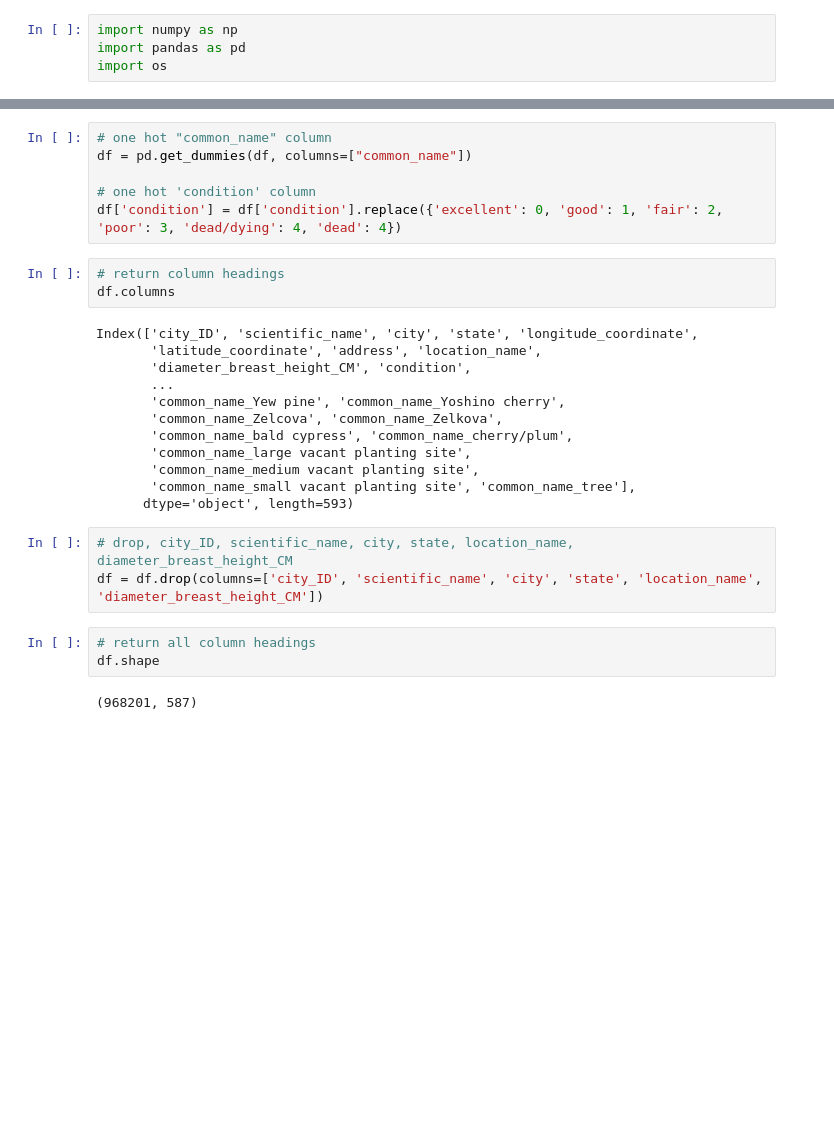
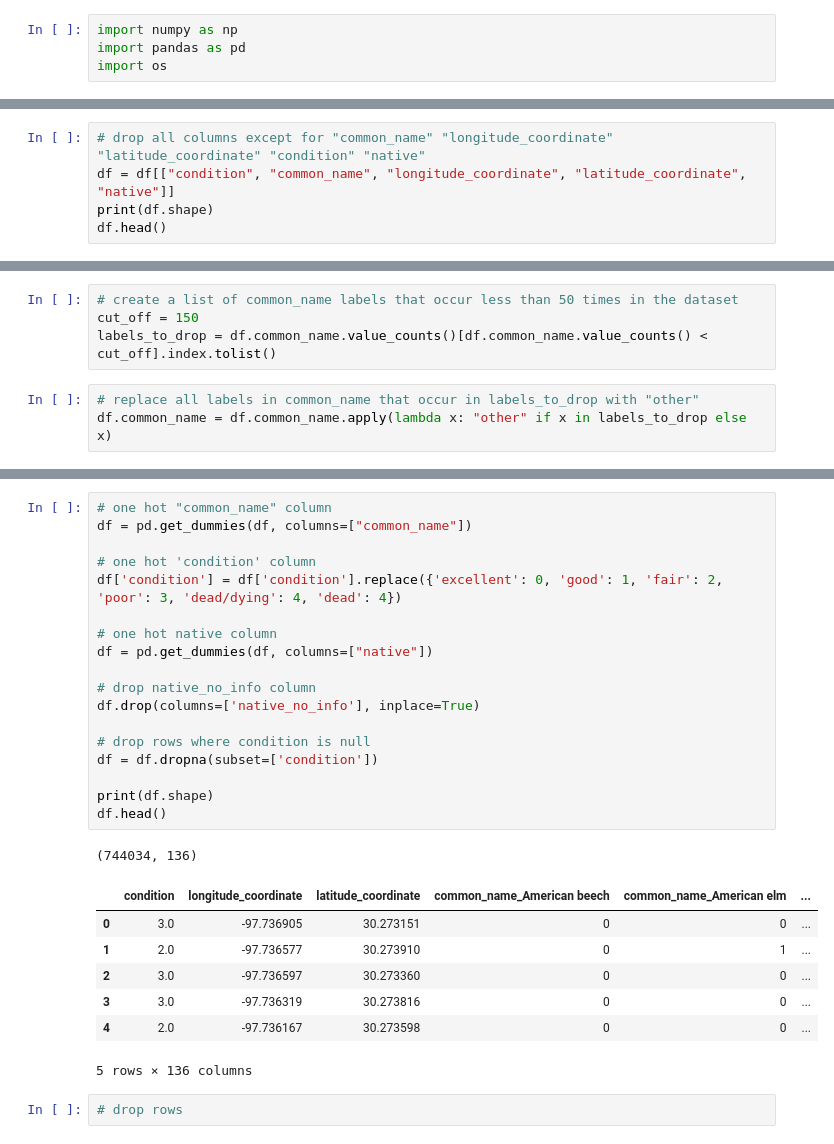
Before and after one commit to alexisf125/TreeData, a Jupyter notebook: data_preprocessing.ipynb, the cells around one changed output, grey strips where cells are left out. Saved outputs shown, nothing was run; the diff lists cells and outputs as text; blank space fills up the shorter version.

```diff
--- a/data_preprocessing.ipynb
+++ b/data_preprocessing.ipynb
@@ -23,0 +8,5 @@ array(['naturally_occurring', 'no_info', 'introduced'], dtype=object)
+# %%
+# drop all columns except for "common_name" "longitude_coordinate" "latitude_coordinate" "condition" "native"
+df = df[["condition", "common_name", "longitude_coordinate", "latitude_coordinate", "native"]]
+print(df.shape)
+df.head()
@@ -23,0 +36,7 @@ array(['naturally_occurring', 'no_info', 'introduced'], dtype=object)
+# %%
+# create a list of common_name labels that occur less than 50 times in the dataset
+cut_off = 150
+labels_to_drop = df.common_name.value_counts()[df.common_name.value_counts() < cut_off].index.tolist()
+# %%
+# replace all labels in common_name that occur in labels_to_drop with "other"
+df.common_name = df.common_name.apply(lambda x: "other" if x in labels_to_drop else x)
@@ -24,32 +54,32 @@ array(['naturally_occurring', 'no_info', 'introduced'], dtype=object)
 # %%
 # one hot "common_name" column
 df = pd.get_dummies(df, columns=["common_name"])
 
 # one hot 'condition' column
 df['condition'] = df['condition'].replace({'excellent': 0, 'good': 1, 'fair': 2, 'poor': 3, 'dead/dying': 4, 'dead': 4})
+
+# one hot native column
+df = pd.get_dummies(df, columns=["native"])
+
+# drop native_no_info column
+df.drop(columns=['native_no_info'], inplace=True)
+
+# drop rows where condition is null
+df = df.dropna(subset=['condition'])
+
+print(df.shape)
+df.head()
+# %% [output]
+(744034, 136)
+|  | condition | longitude_coordinate | latitude_coordinate | common_name_American beech | common_name_American elm | ... |
+| 0 | 3.0 | -97.736905 | 30.273151 | 0 | 0 | ... |
+| 1 | 2.0 | -97.736577 | 30.273910 | 0 | 1 | ... |
+| 2 | 3.0 | -97.736597 | 30.273360 | 0 | 0 | ... |
+| 3 | 3.0 | -97.736319 | 30.273816 | 0 | 0 | ... |
+| 4 | 2.0 | -97.736167 | 30.273598 | 0 | 0 | ... |
+5 rows × 136 columns
-# %%
-# return column headings
-df.columns
-# %% [output]
-Index(['city_ID', 'scientific_name', 'city', 'state', 'longitude_coordinate',
-       'latitude_coordinate', 'address', 'location_name',
-       'diameter_breast_height_CM', 'condition',
-       ...
-       'common_name_Yew pine', 'common_name_Yoshino cherry',
-       'common_name_Zelcova', 'common_name_Zelkova',
-       'common_name_bald cypress', 'common_name_cherry/plum',
-       'common_name_large vacant planting site',
-       'common_name_medium vacant planting site',
-       'common_name_small vacant planting site', 'common_name_tree'],
-      dtype='object', length=593)
-# %%
-# drop, city_ID, scientific_name, city, state, location_name, diameter_breast_height_CM
-df = df.drop(columns=['city_ID', 'scientific_name', 'city', 'state', 'location_name', 'diameter_breast_height_CM'])
-# %%
-# return all column headings
-df.shape
-# %% [output]
-(968201, 587)
+# %%
+# drop rows
 # %%
 # save to csv
 df.to_csv("processed_data.csv", index=False)
```
Also changed, not shown: parts of 7 cells of this notebook, 4 other files.
